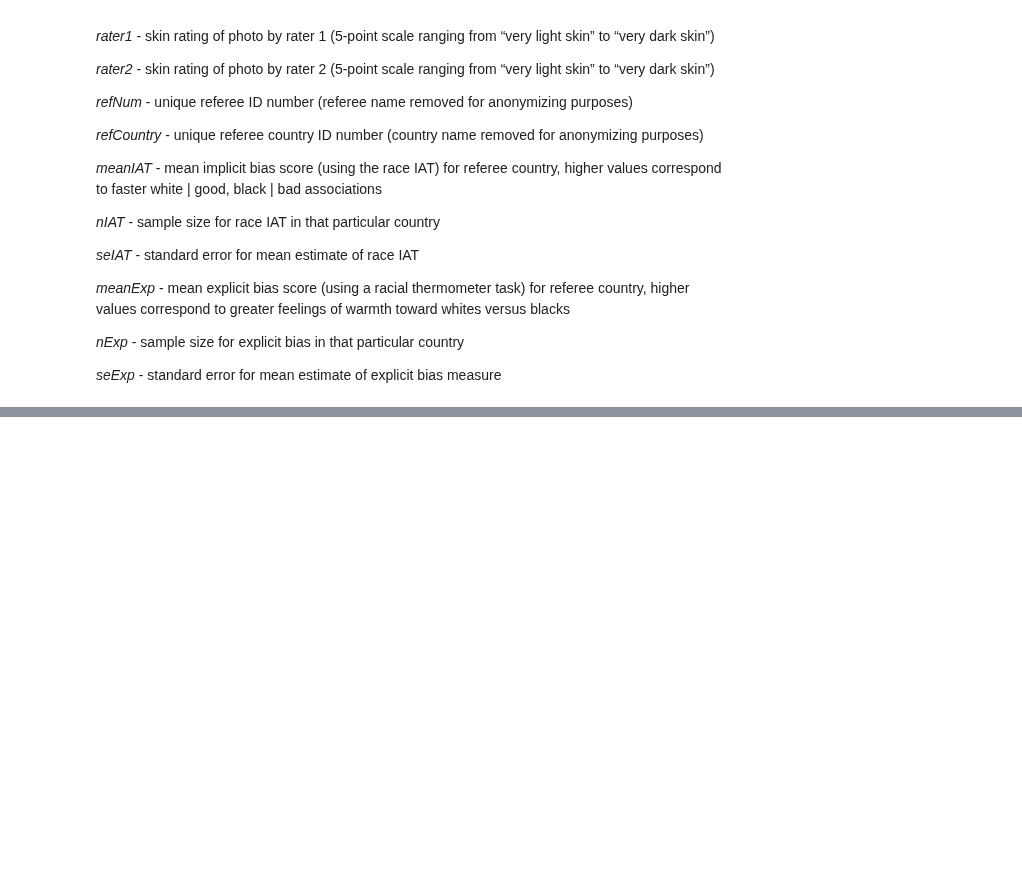
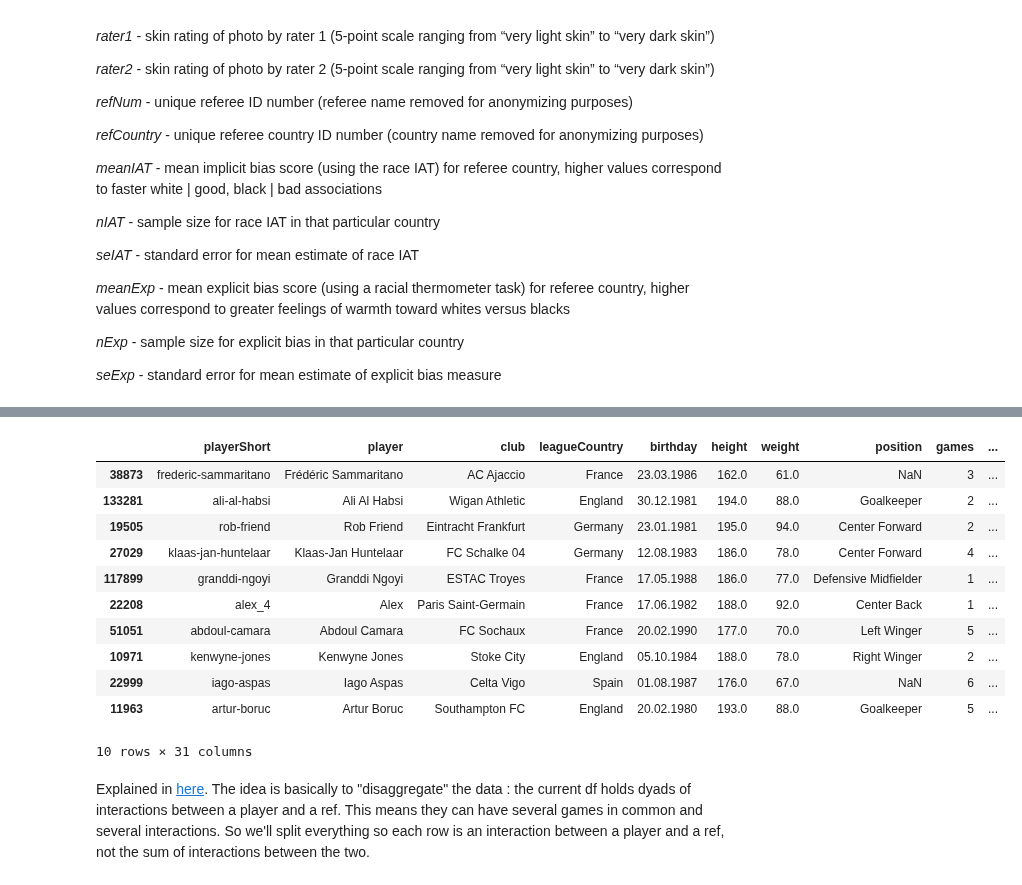
Before and after one commit to romac/ADAHomeworks, a Jupyter notebook: 04 - Applied ML/04 - Applied ML.ipynb, the cells around one changed output, grey strips where cells are left out. Drawn from its saved outputs; the diff is of its cells as text; code cells hidden in the pictures; blank space fills up the shorter version.

```diff
--- a/04 - Applied ML/04 - Applied ML.ipynb
+++ b/04 - Applied ML/04 - Applied ML.ipynb
@@ -93,0 +126,17 @@ In all, the dataset has a total of 146028 dyads of players and referees. A detai
+# %%
+df.sample(10)
+# %% [output]
+|  | playerShort | player | club | leagueCountry | birthday | height | weight | position | games | ... |
+| 38873 | frederic-sammaritano | Frédéric Sammaritano | AC Ajaccio | France | 23.03.1986 | 162.0 | 61.0 | NaN | 3 | ... |
+| 133281 | ali-al-habsi | Ali Al Habsi | Wigan Athletic | England | 30.12.1981 | 194.0 | 88.0 | Goalkeeper | 2 | ... |
+| 19505 | rob-friend | Rob Friend | Eintracht Frankfurt | Germany | 23.01.1981 | 195.0 | 94.0 | Center Forward | 2 | ... |
+| 27029 | klaas-jan-huntelaar | Klaas-Jan Huntelaar | FC Schalke 04 | Germany | 12.08.1983 | 186.0 | 78.0 | Center Forward | 4 | ... |
+| 117899 | granddi-ngoyi | Granddi Ngoyi | ESTAC Troyes | France | 17.05.1988 | 186.0 | 77.0 | Defensive Midfielder | 1 | ... |
+| 22208 | alex_4 | Alex | Paris Saint-Germain | France | 17.06.1982 | 188.0 | 92.0 | Center Back | 1 | ... |
+| 51051 | abdoul-camara | Abdoul Camara | FC Sochaux | France | 20.02.1990 | 177.0 | 70.0 | Left Winger | 5 | ... |
+| 10971 | kenwyne-jones | Kenwyne Jones | Stoke City | England | 05.10.1984 | 188.0 | 78.0 | Right Winger | 2 | ... |
+| 22999 | iago-aspas | Iago Aspas | Celta Vigo | Spain | 01.08.1987 | 176.0 | 67.0 | NaN | 6 | ... |
+| 11963 | artur-boruc | Artur Boruc | Southampton FC | England | 20.02.1980 | 193.0 | 88.0 | Goalkeeper | 5 | ... |
+10 rows × 31 columns
+# %% [markdown]
+Explained in [here](https://nbviewer.jupyter.org/github/mathewzilla/redcard/blob/master/Crowdstorming_visualisation.ipynb). The idea is basically to "disaggregate" the data : the current df holds dyads of interactions between a player and a ref. This means they can have several games in common and several interactions. So we'll split everything so each row is an interaction between a player and a ref, not the sum of interactions between the two.
```
Also changed, not shown: parts of 9 cells of this notebook.
